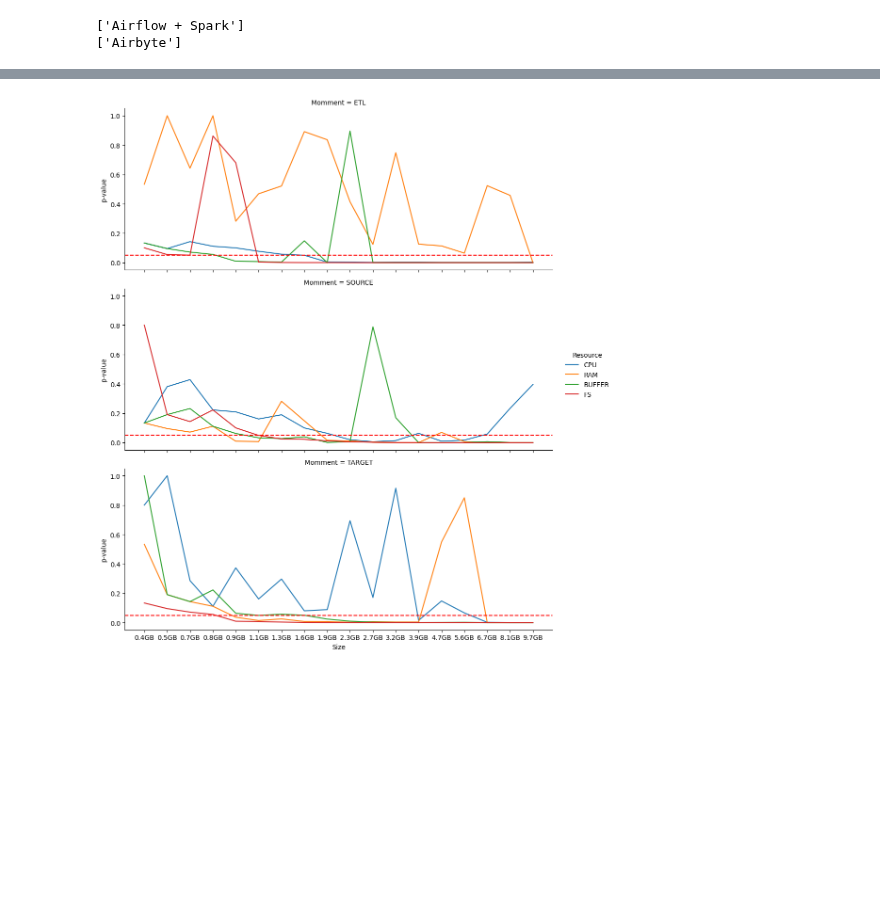
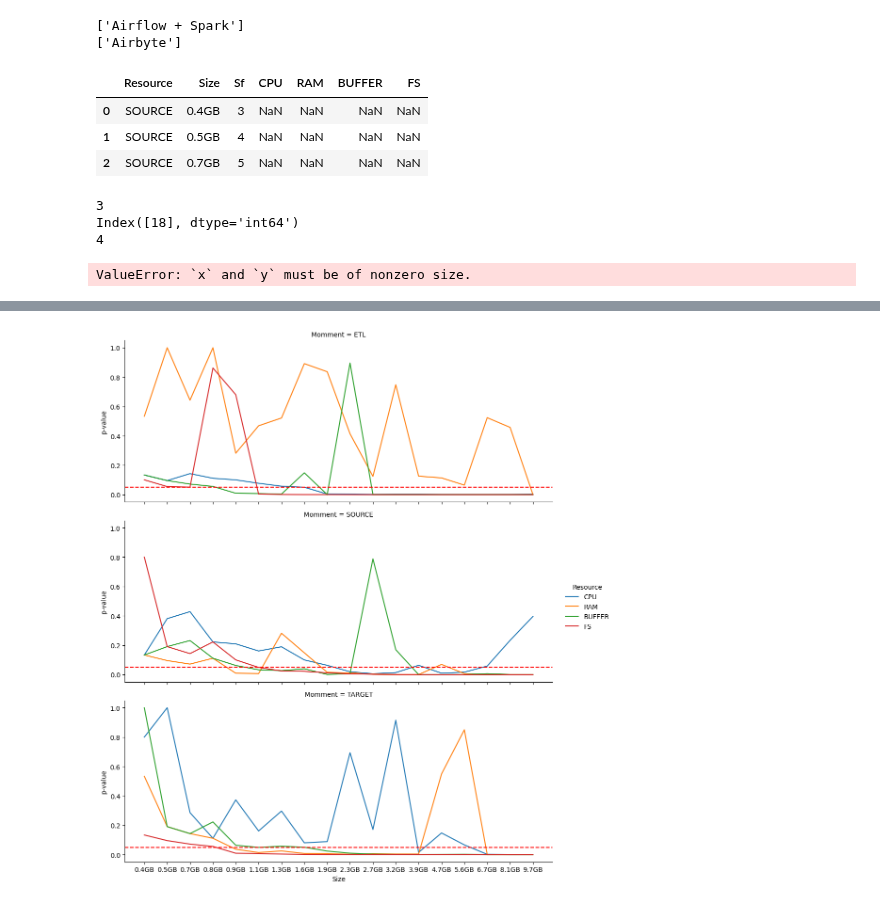
Before and after one commit to bombermal/TCC, a Jupyter notebook: Monitoring_VM/Retrieve/pre_analisys.ipynb, the cells around one changed output, grey strips where cells are left out. Saved outputs shown, nothing was run; the diff lists cells and outputs as text; code cells hidden in the pictures; blank space fills up the shorter version.

Commit message:
Stage statistic table

```diff
--- a/Monitoring_VM/Retrieve/pre_analisys.ipynb
+++ b/Monitoring_VM/Retrieve/pre_analisys.ipynb
@@ -376 +382,21 @@ def accum_stats(df, mask, df_result, col, res, momme):
+# %%
+uni_list = [ 3,  4,  5,  6,  7,  8, 10, 12, 14, 17, 20, 24, 29, 35, 42, 50, 60, 72]
+resources = ["SOURCE"] * len(uni_list) + ["ETL"] * len(uni_list) + ["TARGET"] * len(uni_list)
+df_result = pd.DataFrame(columns=["Resource",  "Size", "Sf", "CPU", "RAM", "BUFFER", "FS"])
+df_result.Size = x_tick_labels * 3
+df_result.Sf = uni_list * 3
+df_result.Resource = resources
+display(df_result.head(3))
+
+mask = (df_cpu.instance == "AIRFLOW") | (df_cpu.instance == "AIRBYTE")
+accum_stats(df_cpu, mask, df_result, uni_list, "cpu_usage", "CPU", "ETL")
+# %% [output]
+|  | Resource | Size | Sf | CPU | RAM | BUFFER | FS |
+| 0 | SOURCE | 0.4GB | 3 | NaN | NaN | NaN | NaN |
+| 1 | SOURCE | 0.5GB | 4 | NaN | NaN | NaN | NaN |
+| 2 | SOURCE | 0.7GB | 5 | NaN | NaN | NaN | NaN |
+3
+Index([18], dtype='int64')
+4
+ValueError: `x` and `y` must be of nonzero size.
 # %%
```
Also changed, not shown: parts of 5 cells of this notebook, 4 other files.
